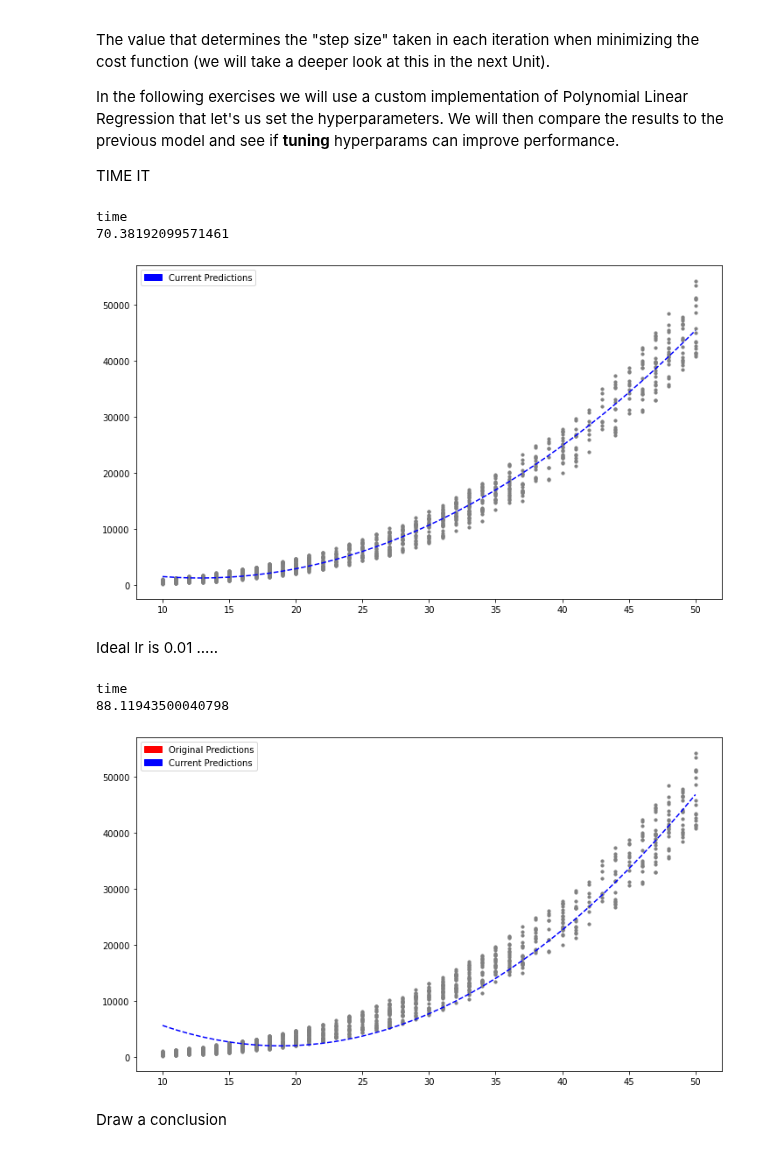
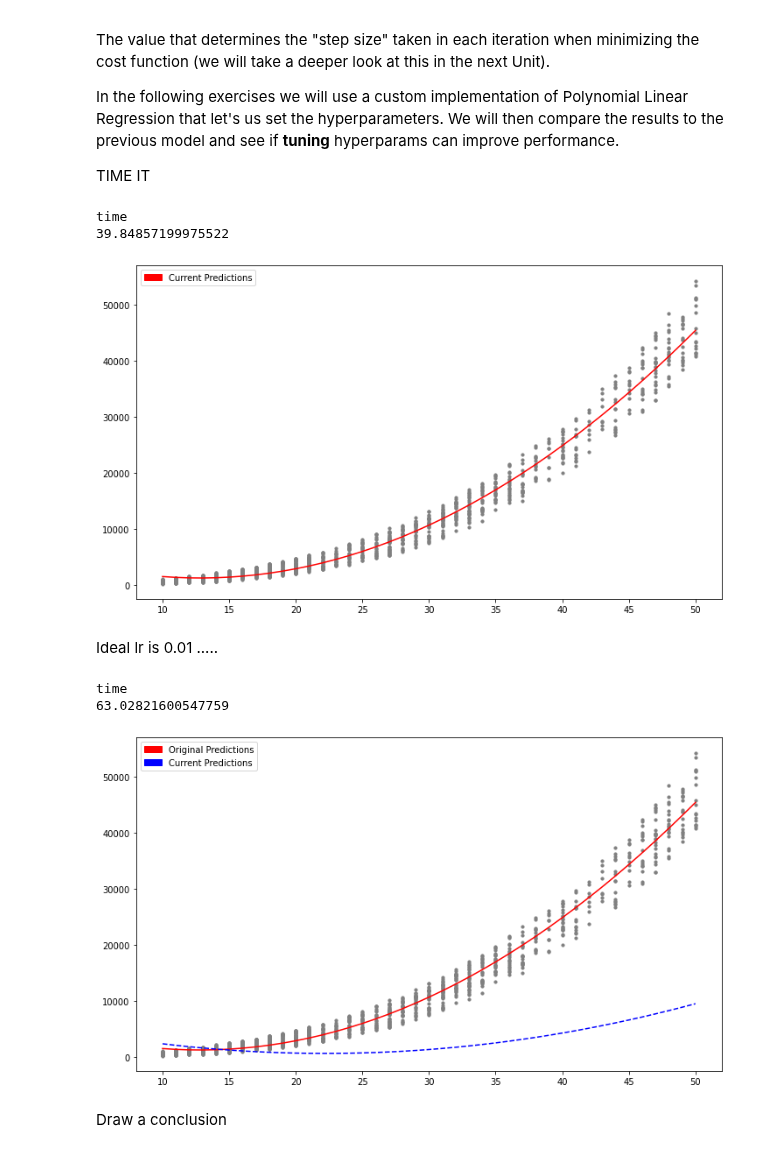
Before and after one commit to MicrosoftDocs/mslearn-introduction-to-machine-learning, a Jupyter notebook: 1b - unit 05.ipynb, the cells around one changed output. Drawn from its saved outputs; the diff is of its cells as text; code cells hidden in the pictures.

Commit message:
1b - Unit 5:  fixed plot line colors

```diff
--- a/1b - unit 05.ipynb
+++ b/1b - unit 05.ipynb
@@ -64,16 +64,16 @@ y = dataset["Total Accrued"].values
 
 # Initialize and train model
 # setting values for learning rate and number of iterations
-model2 = plr.PolynomialLinearRegression()
+custom_model = plr.PolynomialLinearRegression()
 t0 = time.perf_counter()
-weights2, J_history2 = model2.fit(X, y, learning_rate=0.2, num_iters=1800)
+weights2, J_history2 = custom_model.fit(X, y, learning_rate=0.2, num_iters=800)
 t1 = time.perf_counter()
 
 print("time")
 print((t1 - t0) * 1000)
 
 # Generate predictions based on original dataset
-y_hat2 = model2.predict(X)
+y_hat2 = custom_model.predict(X)
 
 # Plot previous and new predictions over datapoints
 f = plt.figure()
@@ -83,15 +83,15 @@ plt.scatter(X, y, s=10, color="gray")
 sort_axis = operator.itemgetter(0)
 sorted_zip = sorted(zip(X,y_hat2), key=sort_axis)
 X, y_hat2 = zip(*sorted_zip)
-l2 = plt.plot(X, y_hat2, "--", color="blue")
+l2 = plt.plot(X, y_hat2, color="red")
 # Add legend
-blue_patch = mpatches.Patch(color="blue", label="Current Predictions")
-plt.legend(handles=[blue_patch])
+red_patch = mpatches.Patch(color="red", label="Current Predictions")
+plt.legend(handles=[red_patch])
 plt.show()
 # %% [output]
 time
-70.38192099571461
+39.84857199975522
-[figure, old version]
+[figure, new version]
 # %% [markdown]
 Ideal lr is 0.01
 .....
@@ -100,37 +100,37 @@ Ideal lr is 0.01
 
 # reset X and y
 X = dataset["Account Age"].values.reshape(-1,1)
 y = dataset["Total Accrued"].values
 
 t0 = time.perf_counter()
-weights3, J_history3 = model2.fit(X, y, learning_rate=0.001, num_iters=1800)
+weights3, J_history3 = custom_model.fit(X, y, learning_rate=0.0001, num_iters=800)
 t1 = time.perf_counter()
 
 print("time")
 print((t1 - t0) * 1000)
 
 # Generate predictions based on original dataset
-y_hat3 = model2.predict(X)
+y_hat3 = custom_model.predict(X)
 
 # Plot previous and new predictions over datapoints
 f = plt.figure()
 f.set_figwidth(12)
 f.set_figheight(7)
 plt.scatter(X, y, s=10, color="gray")
 sort_axis = operator.itemgetter(0)
 sorted_zip = sorted(zip(X,y_hat3), key=sort_axis)
 X, y_hat3 = zip(*sorted_zip)
 l1 = plt.plot(X, y_hat2, color="red")
 l2 = plt.plot(X, y_hat3, "--", color="blue")
 # Add legend
 red_patch = mpatches.Patch(color="red", label="Original Predictions")
 blue_patch = mpatches.Patch(color="blue", label="Current Predictions")
 plt.legend(handles=[red_patch, blue_patch])
 plt.show()
 # %% [output]
 time
-88.11943500040798
+63.02821600547759
-[figure, old version]
+[figure, new version]
 # %% [markdown]
 Draw a conclusion
 # %% [markdown]
```
